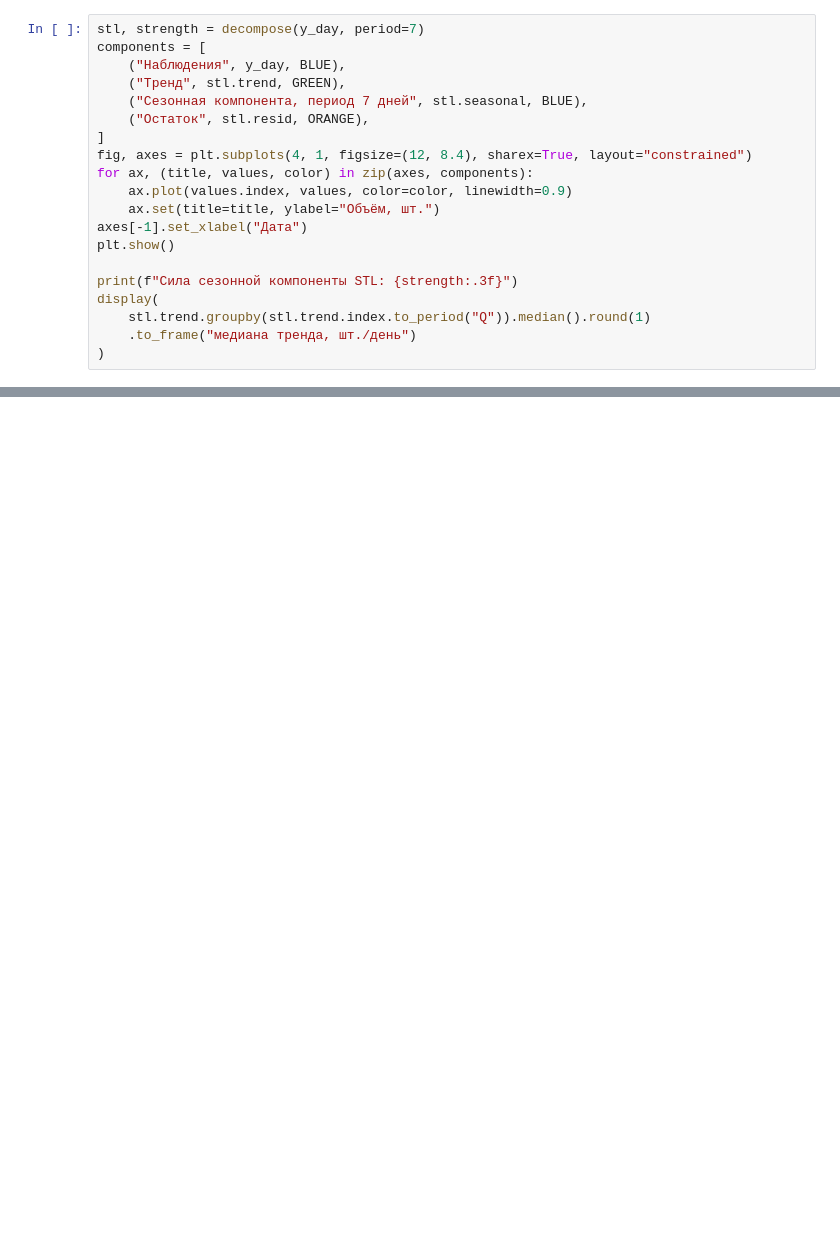
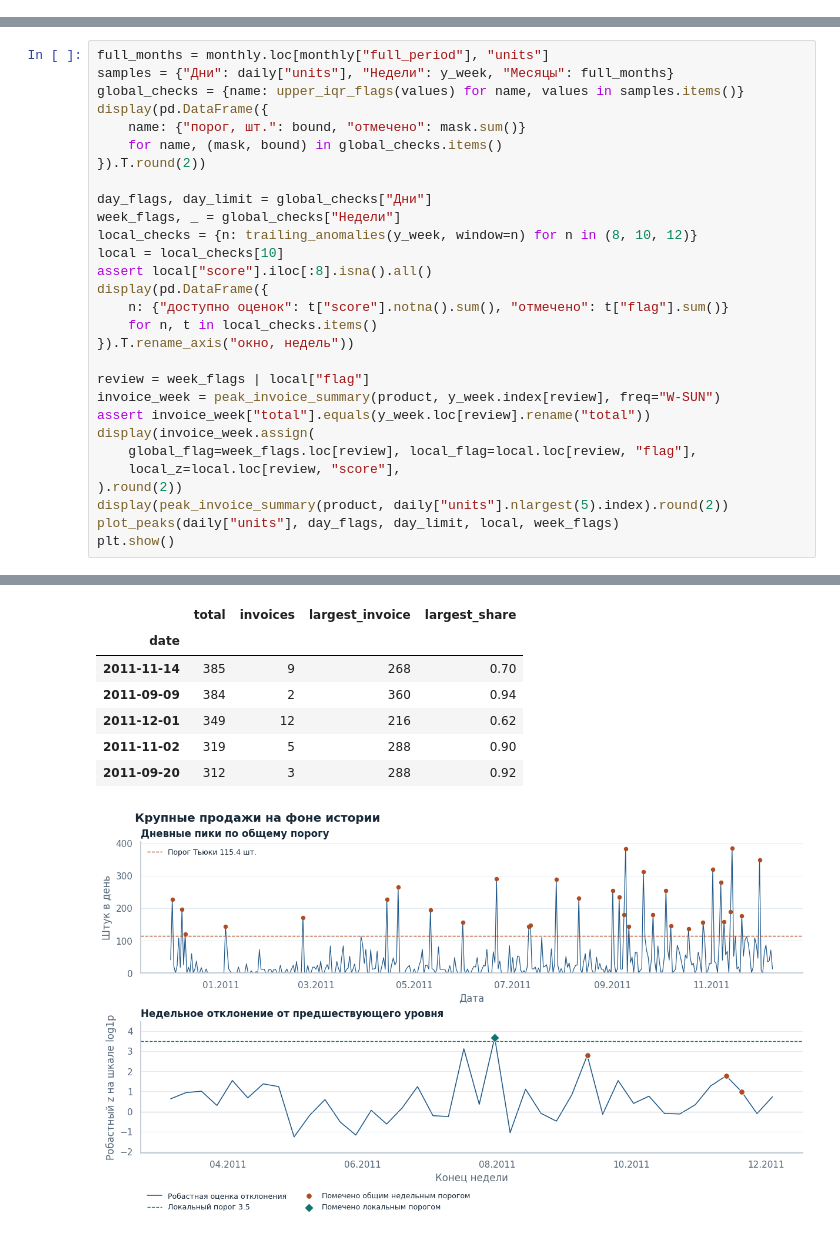
Before and after one commit to BortnikMaxim/online-retail-time-series, a Jupyter notebook: analysis.ipynb, the cells around one changed output, grey strips where cells are left out. Drawn from its saved outputs; the diff is of its cells as text; blank space fills up the shorter version.

Commit message:
Test calendar effects and strengthen sales diagnostics

```diff
--- a/analysis.ipynb
+++ b/analysis.ipynb
@@ -304,20 +0,0 @@ plt.show()
-# %%
-stl, strength = decompose(y_day, period=7)
-components = [
-    ("Наблюдения", y_day, BLUE),
-    ("Тренд", stl.trend, GREEN),
-    ("Сезонная компонента, период 7 дней", stl.seasonal, BLUE),
-    ("Остаток", stl.resid, ORANGE),
-]
-fig, axes = plt.subplots(4, 1, figsize=(12, 8.4), sharex=True, layout="constrained")
-for ax, (title, values, color) in zip(axes, components):
-    ax.plot(values.index, values, color=color, linewidth=0.9)
-    ax.set(title=title, ylabel="Объём, шт.")
-axes[-1].set_xlabel("Дата")
-plt.show()
-
-print(f"Сила сезонной компоненты STL: {strength:.3f}")
-display(
-    stl.trend.groupby(stl.trend.index.to_period("Q")).median().round(1)
-    .to_frame("медиана тренда, шт./день")
-)
@@ -481,0 +236,30 @@ display(
+# %%
+full_months = monthly.loc[monthly["full_period"], "units"]
+samples = {"Дни": daily["units"], "Недели": y_week, "Месяцы": full_months}
+global_checks = {name: upper_iqr_flags(values) for name, values in samples.items()}
+display(pd.DataFrame({
+    name: {"порог, шт.": bound, "отмечено": mask.sum()}
+    for name, (mask, bound) in global_checks.items()
+}).T.round(2))
+
+day_flags, day_limit = global_checks["Дни"]
+week_flags, _ = global_checks["Недели"]
+local_checks = {n: trailing_anomalies(y_week, window=n) for n in (8, 10, 12)}
+local = local_checks[10]
+assert local["score"].iloc[:8].isna().all()
+display(pd.DataFrame({
+    n: {"доступно оценок": t["score"].notna().sum(), "отмечено": t["flag"].sum()}
+    for n, t in local_checks.items()
+}).T.rename_axis("окно, недель"))
+
+review = week_flags | local["flag"]
+invoice_week = peak_invoice_summary(product, y_week.index[review], freq="W-SUN")
+assert invoice_week["total"].equals(y_week.loc[review].rename("total"))
+display(invoice_week.assign(
+    global_flag=week_flags.loc[review], local_flag=local.loc[review, "flag"],
+    local_z=local.loc[review, "score"],
+).round(2))
+display(peak_invoice_summary(product, daily["units"].nlargest(5).index).round(2))
+plot_peaks(daily["units"], day_flags, day_limit, local, week_flags)
+plt.show()
+# %% [output]
@@ -481,0 +281,8 @@ display(
+|  | total | invoices | largest_invoice | largest_share |
+| date |  |  |  |  |
+| 2011-11-14 | 385 | 9 | 268 | 0.70 |
+| 2011-09-09 | 384 | 2 | 360 | 0.94 |
+| 2011-12-01 | 349 | 12 | 216 | 0.62 |
+| 2011-11-02 | 319 | 5 | 288 | 0.90 |
+| 2011-09-20 | 312 | 3 | 288 | 0.92 |
+[figure, added]
```
Also changed, not shown: parts of 50 cells of this notebook, 4 other files.
